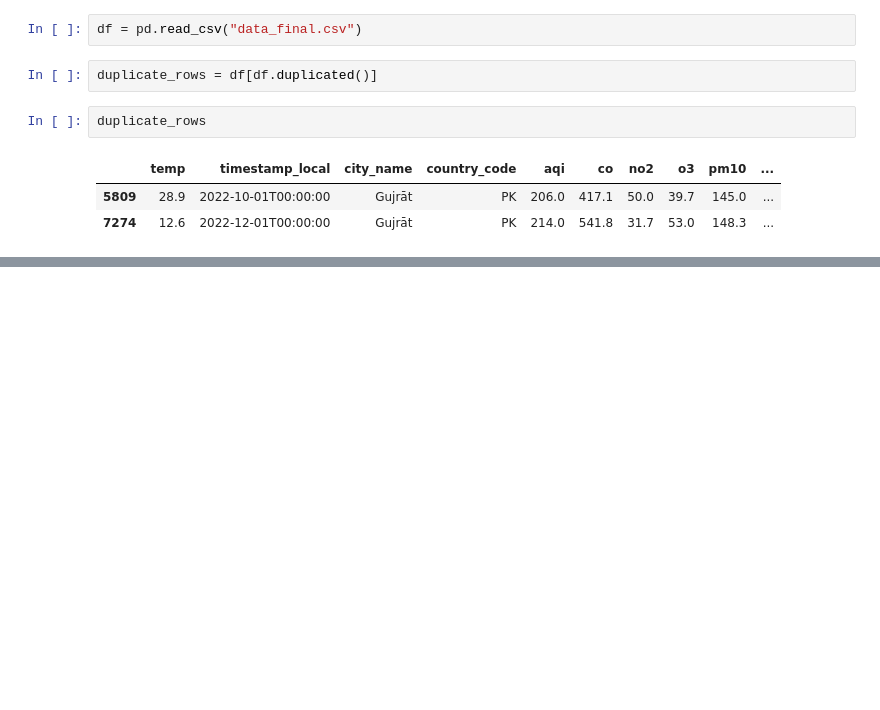
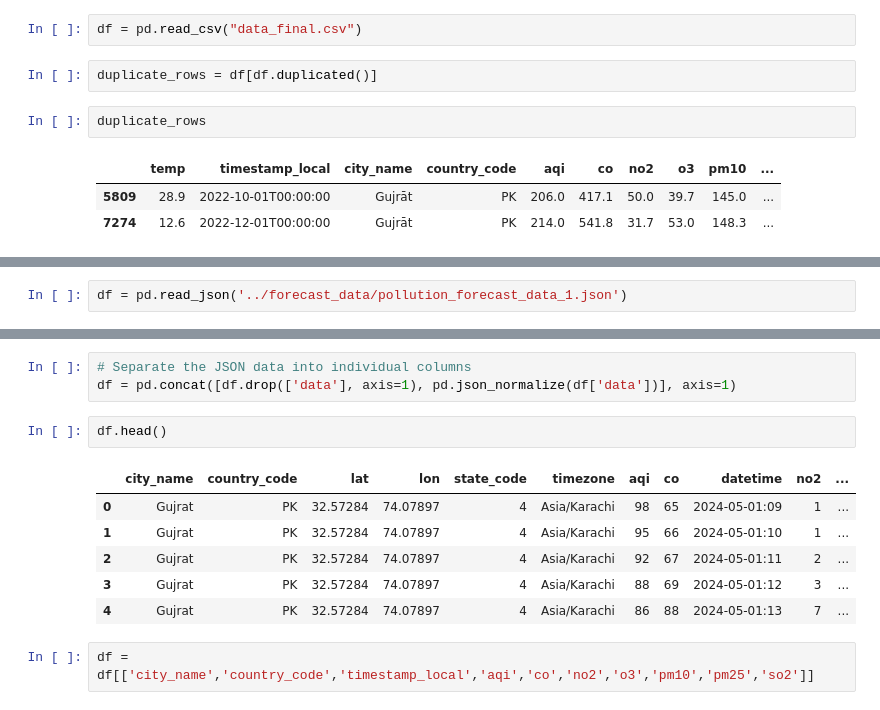
Before and after one commit to 11a55an/air-pollution-forecasting, a Jupyter notebook: data_preprocessing/data-conversion.ipynb, the cells around one changed output, grey strips where cells are left out. Cells and saved outputs as stored; diff of their text form; blank space fills up the shorter version.

```diff
--- a/data_preprocessing/data-conversion.ipynb
+++ b/data_preprocessing/data-conversion.ipynb
@@ -242,0 +293,2 @@ duplicate_rows
+# %%
+df = pd.read_json('../forecast_data/pollution_forecast_data_1.json')
@@ -242,0 +304,14 @@ duplicate_rows
+# %%
+# Separate the JSON data into individual columns
+df = pd.concat([df.drop(['data'], axis=1), pd.json_normalize(df['data'])], axis=1)
+# %%
+df.head()
+# %% [output]
+|  | city_name | country_code | lat | lon | state_code | timezone | aqi | co | datetime | no2 | ... |
+| 0 | Gujrat | PK | 32.57284 | 74.07897 | 4 | Asia/Karachi | 98 | 65 | 2024-05-01:09 | 1 | ... |
+| 1 | Gujrat | PK | 32.57284 | 74.07897 | 4 | Asia/Karachi | 95 | 66 | 2024-05-01:10 | 1 | ... |
+| 2 | Gujrat | PK | 32.57284 | 74.07897 | 4 | Asia/Karachi | 92 | 67 | 2024-05-01:11 | 2 | ... |
+| 3 | Gujrat | PK | 32.57284 | 74.07897 | 4 | Asia/Karachi | 88 | 69 | 2024-05-01:12 | 3 | ... |
+| 4 | Gujrat | PK | 32.57284 | 74.07897 | 4 | Asia/Karachi | 86 | 88 | 2024-05-01:13 | 7 | ... |
+# %%
+df = df[['city_name','country_code','timestamp_local','aqi','co','no2','o3','pm10','pm25','so2']]
```
Also changed, not shown: parts of 24 cells of this notebook, 13 other files.
